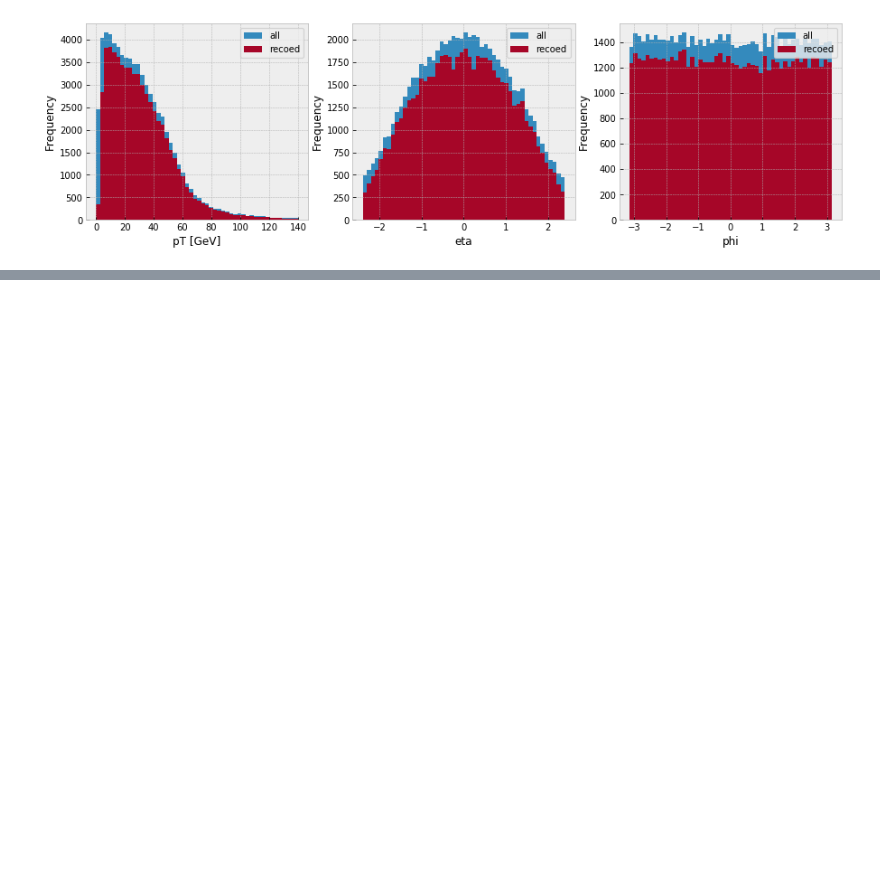
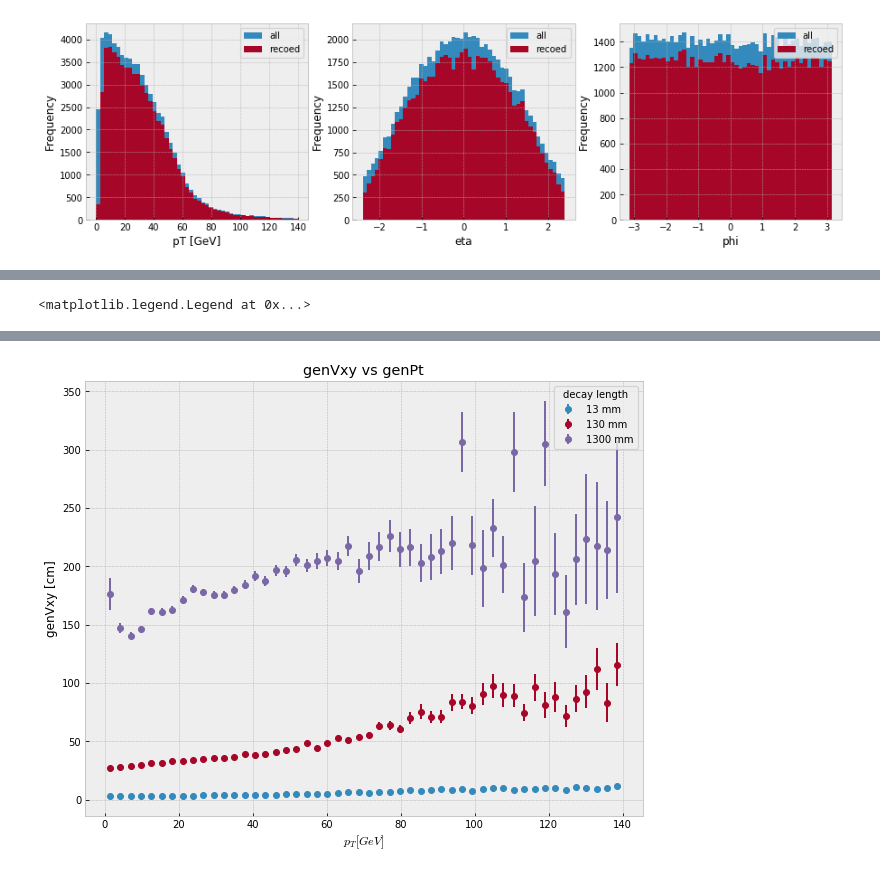
Before and after one commit to afrankenthal/FirefighterAnalysis, a Jupyter notebook: recoMuEfficiency.ipynb, the cells around one changed output, grey strips where cells are left out. Cells and saved outputs as stored; diff of their text form; code cells hidden in the pictures; blank space fills up the shorter version.

Commit message:
update with profile plot

```diff
--- a/recoMuEfficiency.ipynb
+++ b/recoMuEfficiency.ipynb
@@ -10,3 +28,13 @@ Welcome to JupyROOT 6.14/02
+# %%
+ def extract_tprof(prof):
+    nBins = prof.GetNbinsX()
+    xx  = np.array([prof.GetXaxis().GetBinCenter(i) for i in range(1, nBins+1)])
+    yy  = np.array([prof.GetBinContent(i)           for i in range(1, nBins+1)])
+    err = np.array([prof.GetBinError(i)             for i in range(1, nBins+1)])
+
+    return {'x': xx,
+            'y': yy,
+            'yerr': err}
 # %%
 # tree = uproot.open('../Firefighter/washAOD/test/SIDMmumu_Mps-200_MZp-1p2_ctau-1p2_100k.root')['RECO_muTrackEffi/recoEffiForMuTrack']
 # df = tree.pandas.df()
@@ -144,0 +155,16 @@ ax.legend(loc='best', title='decay length')
+# %%
+fig,ax = plt.subplots(figsize=(10,8))
+
+for k, df in dfs.items():
+    recoDf = df[['genPt', 'genVxy', 'recoPt']].dropna()
+    _p = ROOT.TProfile(f'p_{k}', '', 50,0,140,0,740)
+    for index, row in recoDf.iterrows(): _p.Fill(row['genPt'], row['genVxy'])
+    data = extract_tprof(_p)
+    ax.errorbar(x=data['x'], y=data['y'], yerr=data['yerr'], label=f'{k} mm', fmt='o')
+
+ax.set_title('genVxy vs genPt')
+ax.set_xlabel('$p_{T} [GeV]$')
+ax.set_ylabel('genVxy [cm]')
+ax.legend(loc='best', title='decay length')
+# %% [output]
+<matplotlib.legend.Legend at 0x...>
@@ -144,0 +172 @@ ax.legend(loc='best', title='decay length')
+[figure, added]
```
Also changed, not shown: parts of 8 cells of this notebook.
